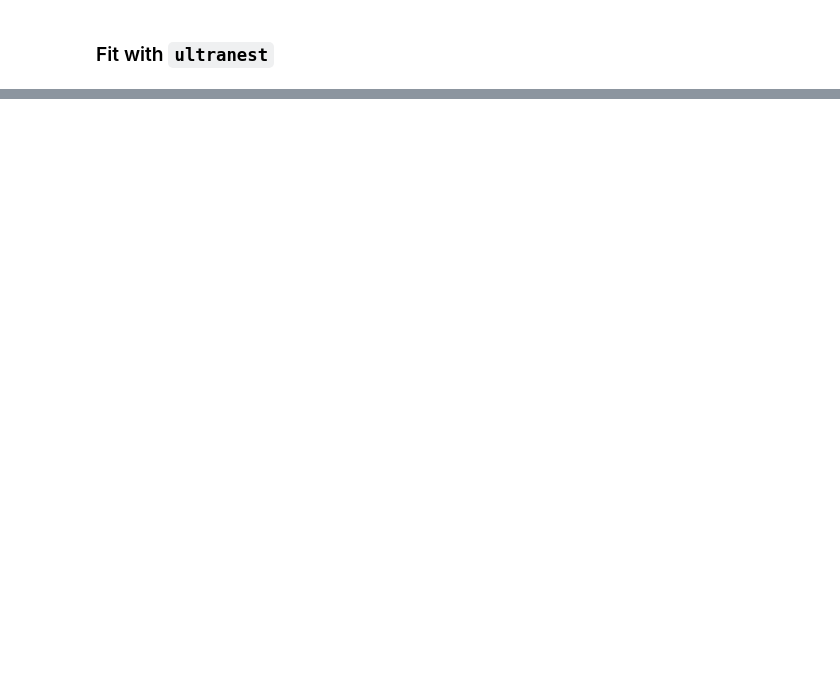
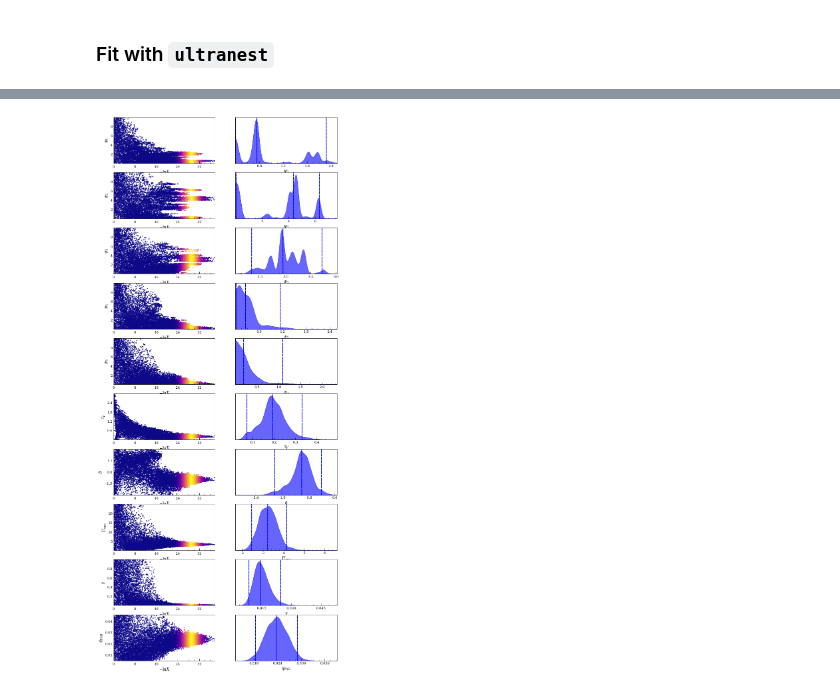
Before and after one commit to ebmonson/lightningpy, a Jupyter notebook: fit_ngc337_demo_ultranest.ipynb, the cells around one changed output, grey strips where cells are left out. Drawn from its saved outputs; the diff is of its cells as text; code cells hidden in the pictures; blank space fills up the shorter version.

```diff
--- a/fit_ngc337_demo_ultranest.ipynb
+++ b/fit_ngc337_demo_ultranest.ipynb
@@ -190,0 +192,4 @@ Text(0, 0.5, '$\\nu L_{\\nu}\\ [\\rm L_\\odot]$')
+# %%
+res.plot_trace()
+# %% [output]
+[figure, added]
```
Also changed, not shown: parts of 12 cells of this notebook, 4 other files.
